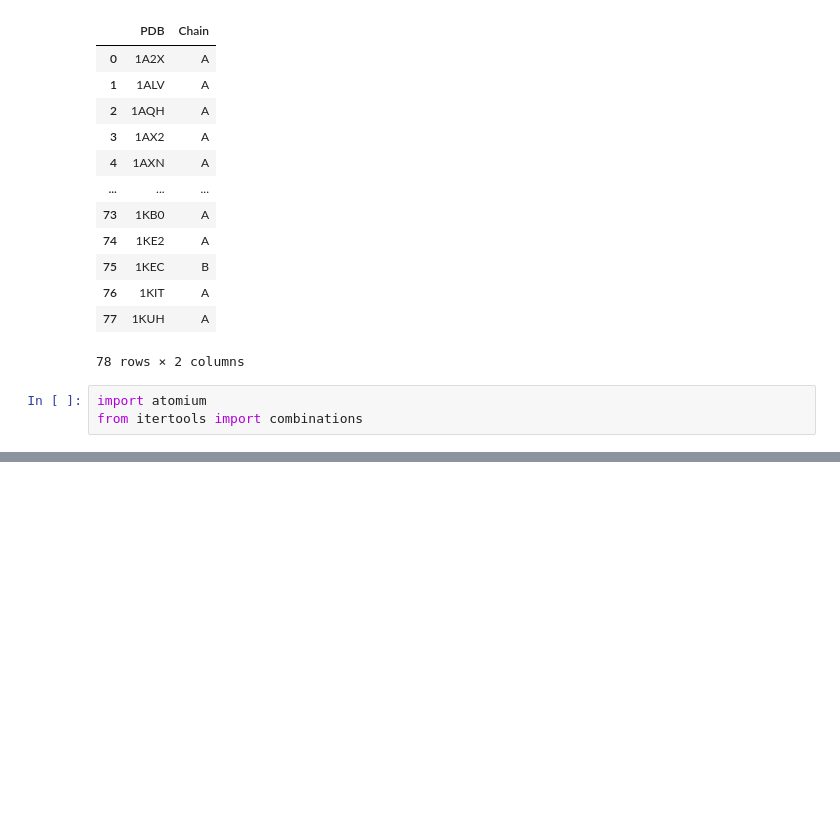
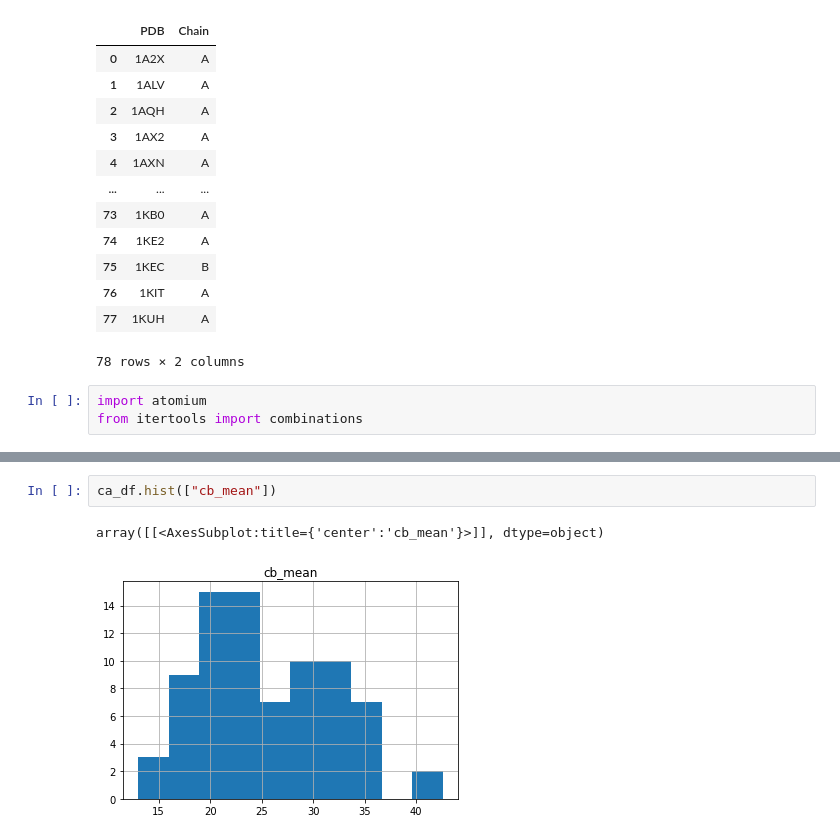
Before and after one commit to tonyreina/zincbind2, a Jupyter notebook: Calcium_binding.ipynb, the cells around one changed output, grey strips where cells are left out. Saved outputs shown, nothing was run; the diff lists cells and outputs as text; blank space fills up the shorter version.

```diff
--- a/Calcium_binding.ipynb
+++ b/Calcium_binding.ipynb
@@ -1214,0 +1266,5 @@ df
+# %%
+ca_df.hist(["cb_mean"])
+# %% [output]
+array([[<AxesSubplot:title={'center':'cb_mean'}>]], dtype=object)
+[figure, added]
```
Also changed, not shown: parts of 19 cells of this notebook.
